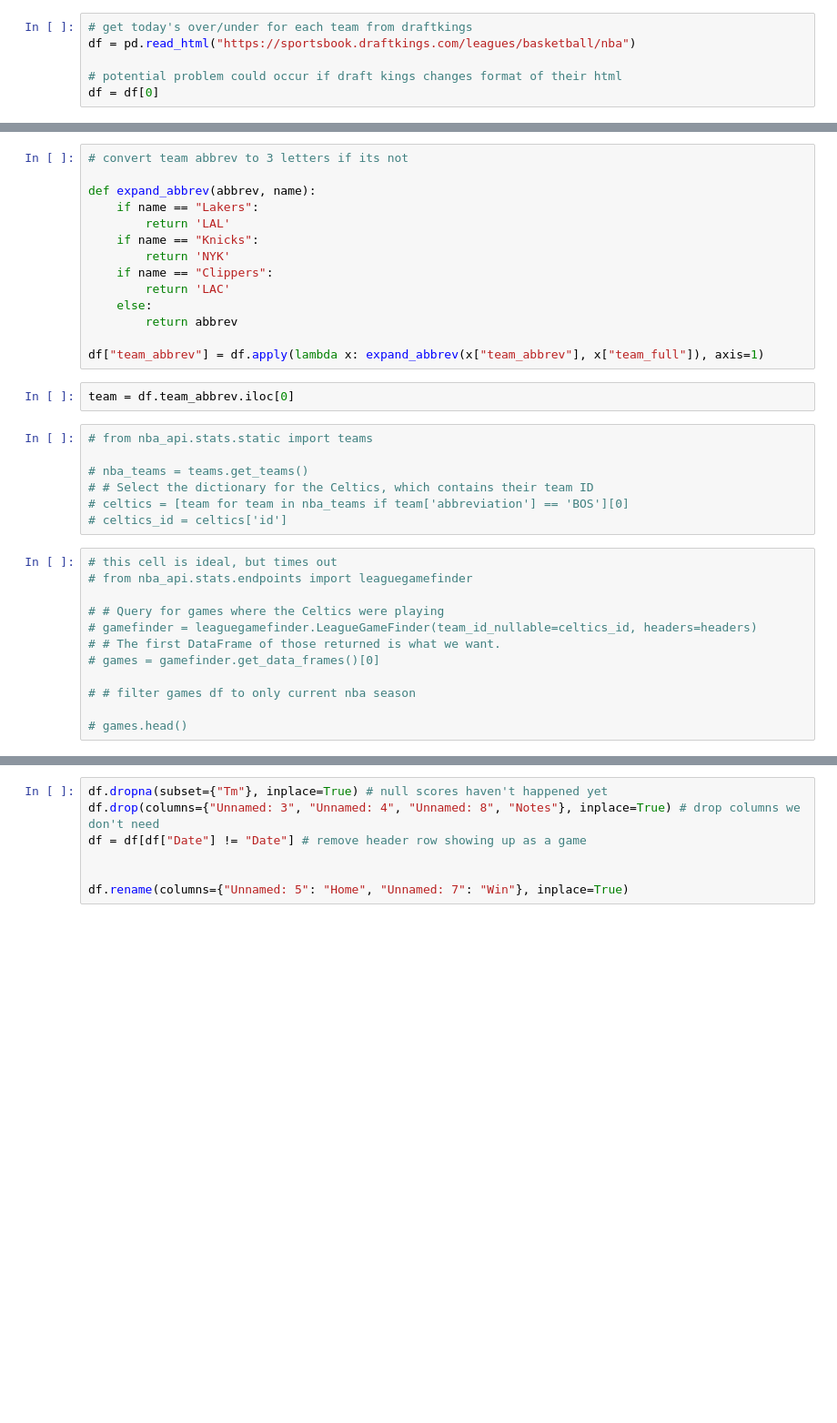
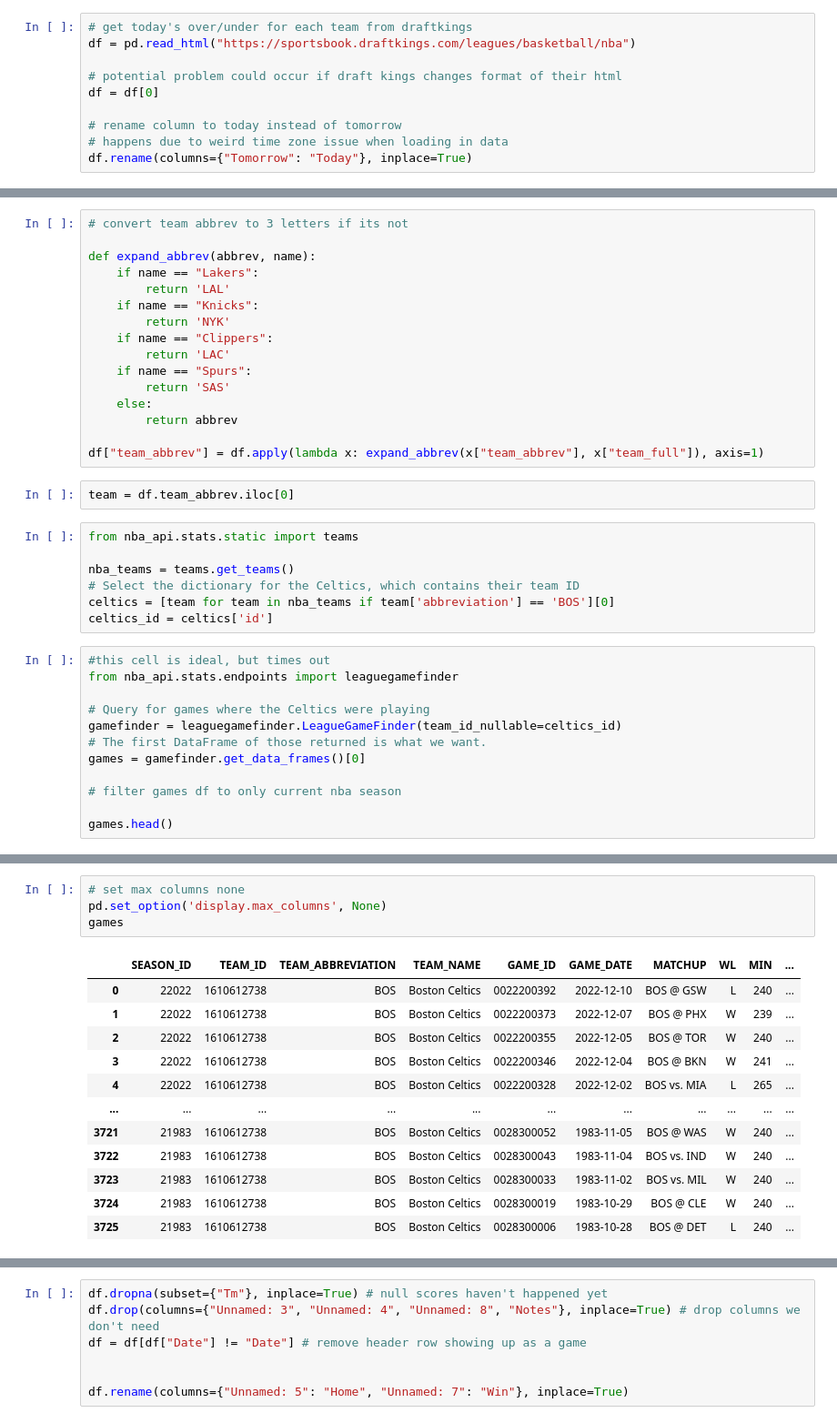
Before and after one commit to abzdel/NBA_Over_Under_Prediction_App, a Jupyter notebook: get_todays_teams.ipynb, the cells around one changed output, grey strips where cells are left out. Shown at 91% size. Saved outputs shown, nothing was run; the diff lists cells and outputs as text; blank space fills up the shorter version.

```diff
--- a/get_todays_teams.ipynb
+++ b/get_todays_teams.ipynb
@@ -7,6 +8,10 @@ df = pd.read_html("https://sportsbook.draftkings.com/leagues/basketball/nba")
 
 # potential problem could occur if draft kings changes format of their html
 df = df[0]
+
+# rename column to today instead of tomorrow
+# happens due to weird time zone issue when loading in data
+df.rename(columns={"Tomorrow": "Today"}, inplace=True)
 # %%
 # function to separate date from team name
 def split_team_name(team_and_date_long_string):
@@ -44,6 +49,8 @@ def expand_abbrev(abbrev, name):
         return 'NYK'
     if name == "Clippers":
         return 'LAC'
+    if name == "Spurs":
+        return 'SAS'
     else:
         return abbrev
 
@@ -51,21 +58,21 @@ df["team_abbrev"] = df.apply(lambda x: expand_abbrev(x["team_abbrev"], x["team_f
 # %%
 team = df.team_abbrev.iloc[0]
 # %%
-# from nba_api.stats.static import teams
+from nba_api.stats.static import teams
 
-# nba_teams = teams.get_teams()
-# # Select the dictionary for the Celtics, which contains their team ID
-# celtics = [team for team in nba_teams if team['abbreviation'] == 'BOS'][0]
-# celtics_id = celtics['id']
+nba_teams = teams.get_teams()
+# Select the dictionary for the Celtics, which contains their team ID
+celtics = [team for team in nba_teams if team['abbreviation'] == 'BOS'][0]
+celtics_id = celtics['id']
 # %%
-# this cell is ideal, but times out
-# from nba_api.stats.endpoints import leaguegamefinder
+#this cell is ideal, but times out
+from nba_api.stats.endpoints import leaguegamefinder
 
-# # Query for games where the Celtics were playing
-# gamefinder = leaguegamefinder.LeagueGameFinder(team_id_nullable=celtics_id, headers=headers)
-# # The first DataFrame of those returned is what we want.
-# games = gamefinder.get_data_frames()[0]
+# Query for games where the Celtics were playing
+gamefinder = leaguegamefinder.LeagueGameFinder(team_id_nullable=celtics_id)
+# The first DataFrame of those returned is what we want.
+games = gamefinder.get_data_frames()[0]
 
-# # filter games df to only current nba season
+# filter games df to only current nba season
 
-# games.head()
+games.head()
@@ -75,0 +86,17 @@ team
+# %%
+# set max columns none
+pd.set_option('display.max_columns', None)
+games
+# %% [output]
+|  | SEASON_ID | TEAM_ID | TEAM_ABBREVIATION | TEAM_NAME | GAME_ID | GAME_DATE | MATCHUP | WL | MIN | ... |
+| 0 | 22022 | 1610612738 | BOS | Boston Celtics | 0022200392 | 2022-12-10 | BOS @ GSW | L | 240 | ... |
+| 1 | 22022 | 1610612738 | BOS | Boston Celtics | 0022200373 | 2022-12-07 | BOS @ PHX | W | 239 | ... |
+| 2 | 22022 | 1610612738 | BOS | Boston Celtics | 0022200355 | 2022-12-05 | BOS @ TOR | W | 240 | ... |
+| 3 | 22022 | 1610612738 | BOS | Boston Celtics | 0022200346 | 2022-12-04 | BOS @ BKN | W | 241 | ... |
+| 4 | 22022 | 1610612738 | BOS | Boston Celtics | 0022200328 | 2022-12-02 | BOS vs. MIA | L | 265 | ... |
+| ... | ... | ... | ... | ... | ... | ... | ... | ... | ... | ... |
+| 3721 | 21983 | 1610612738 | BOS | Boston Celtics | 0028300052 | 1983-11-05 | BOS @ WAS | W | 240 | ... |
+| 3722 | 21983 | 1610612738 | BOS | Boston Celtics | 0028300043 | 1983-11-04 | BOS vs. IND | W | 240 | ... |
+| 3723 | 21983 | 1610612738 | BOS | Boston Celtics | 0028300033 | 1983-11-02 | BOS vs. MIL | W | 240 | ... |
+| 3724 | 21983 | 1610612738 | BOS | Boston Celtics | 0028300019 | 1983-10-29 | BOS @ CLE | W | 240 | ... |
+| 3725 | 21983 | 1610612738 | BOS | Boston Celtics | 0028300006 | 1983-10-28 | BOS @ DET | L | 240 | ... |
```
Also changed, not shown: parts of 13 cells of this notebook, 2 other files.
